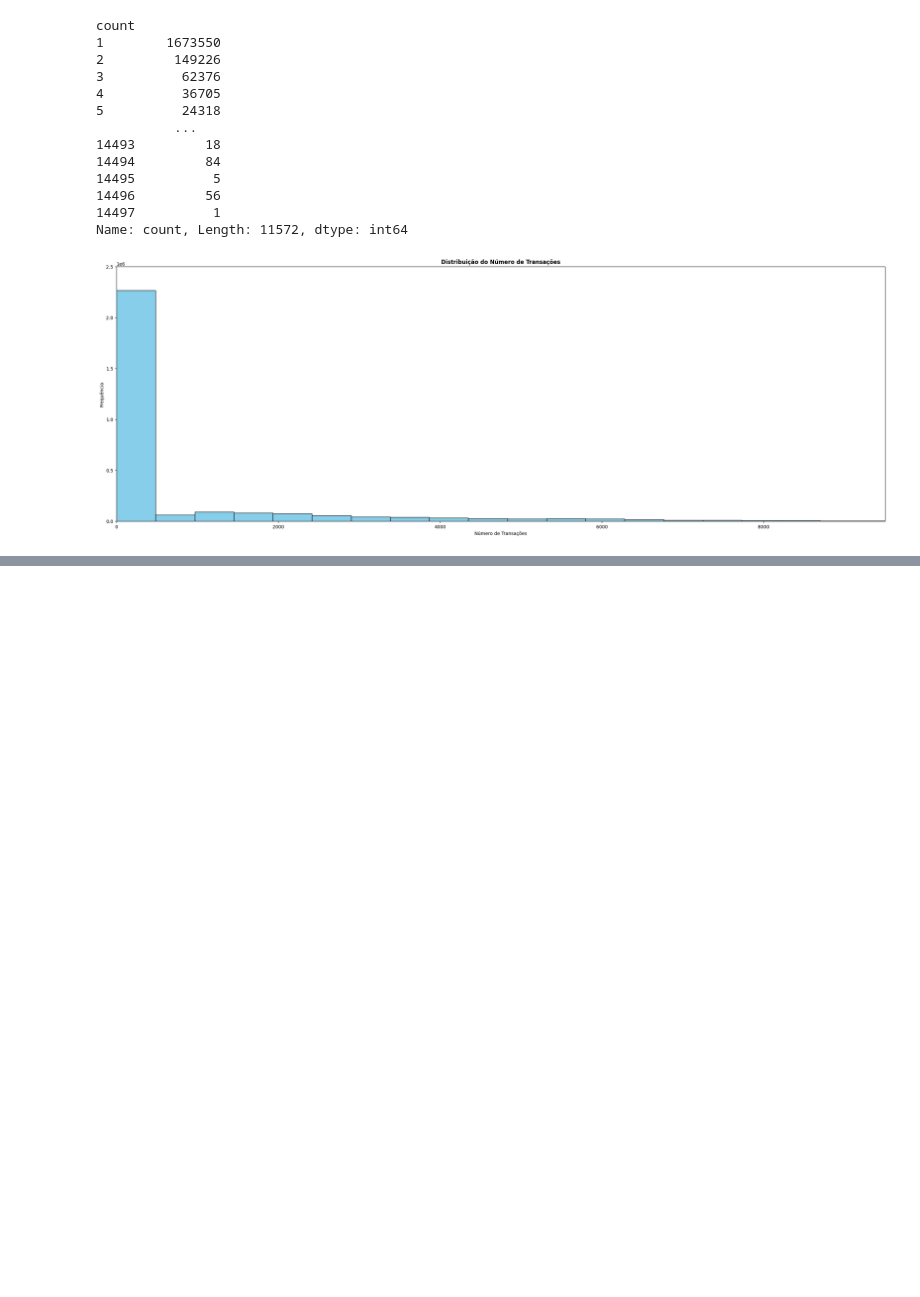
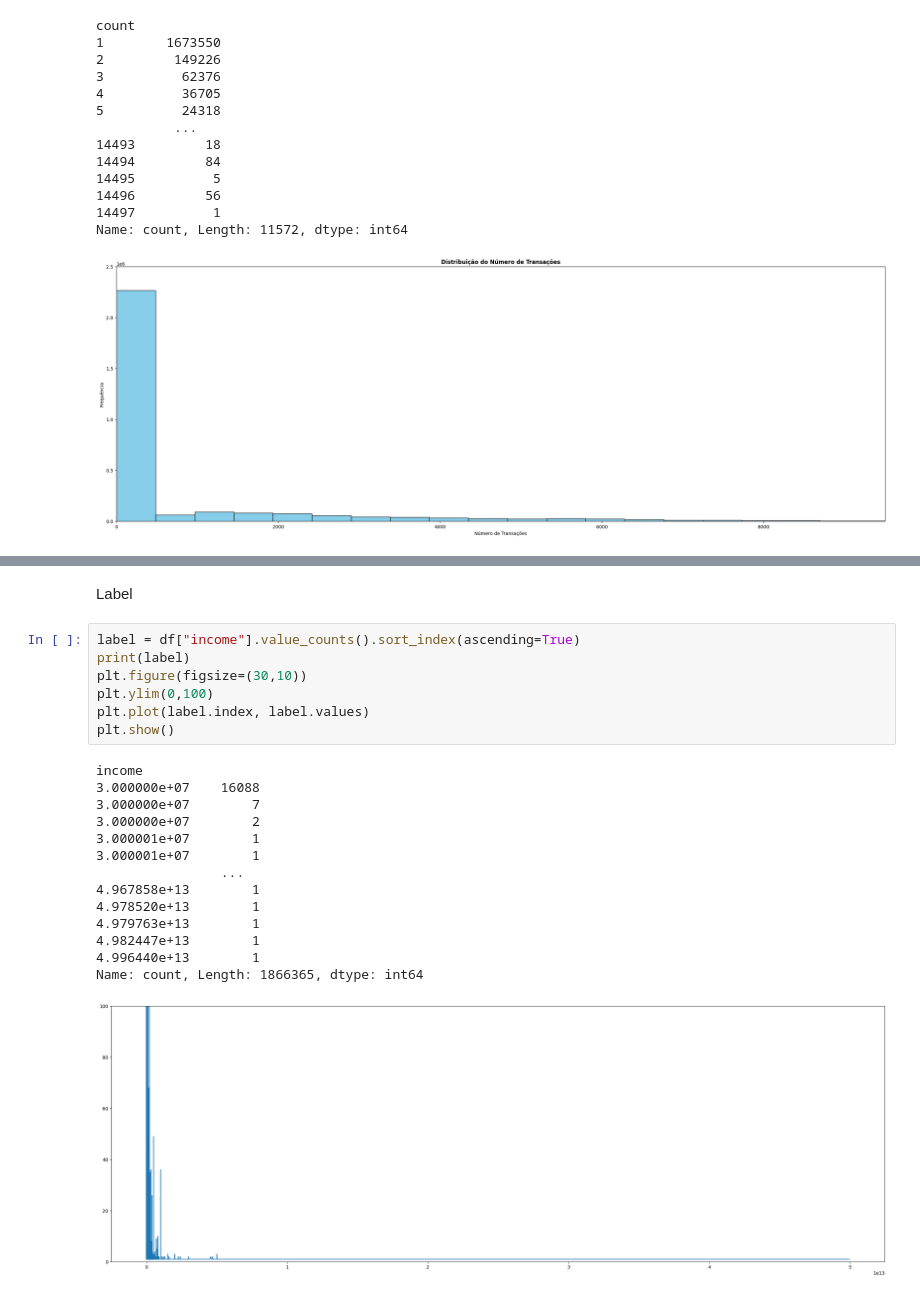
Before and after one commit to RicardoLlima/Decision-Tree_Bitcoin-Heist, a Jupyter notebook: Projeto.ipynb, the cells around one changed output, grey strips where cells are left out. Drawn from its saved outputs; the diff is of its cells as text; blank space fills up the shorter version.

```diff
--- a/Projeto.ipynb
+++ b/Projeto.ipynb
@@ -148,0 +180,24 @@ Name: count, Length: 11572, dtype: int64
+# %% [markdown]
+Label
+# %%
+label = df["income"].value_counts().sort_index(ascending=True)
+print(label)
+plt.figure(figsize=(30,10))
+plt.ylim(0,100)
+plt.plot(label.index, label.values)
+plt.show()
+# %% [output]
+income
+3.000000e+07    16088
+3.000000e+07        7
+3.000000e+07        2
+3.000001e+07        1
+3.000001e+07        1
+                ...
+4.967858e+13        1
+4.978520e+13        1
+4.979763e+13        1
+4.982447e+13        1
+4.996440e+13        1
+Name: count, Length: 1866365, dtype: int64
+[figure, added]
```
Also changed, not shown: parts of 3 cells of this notebook.
